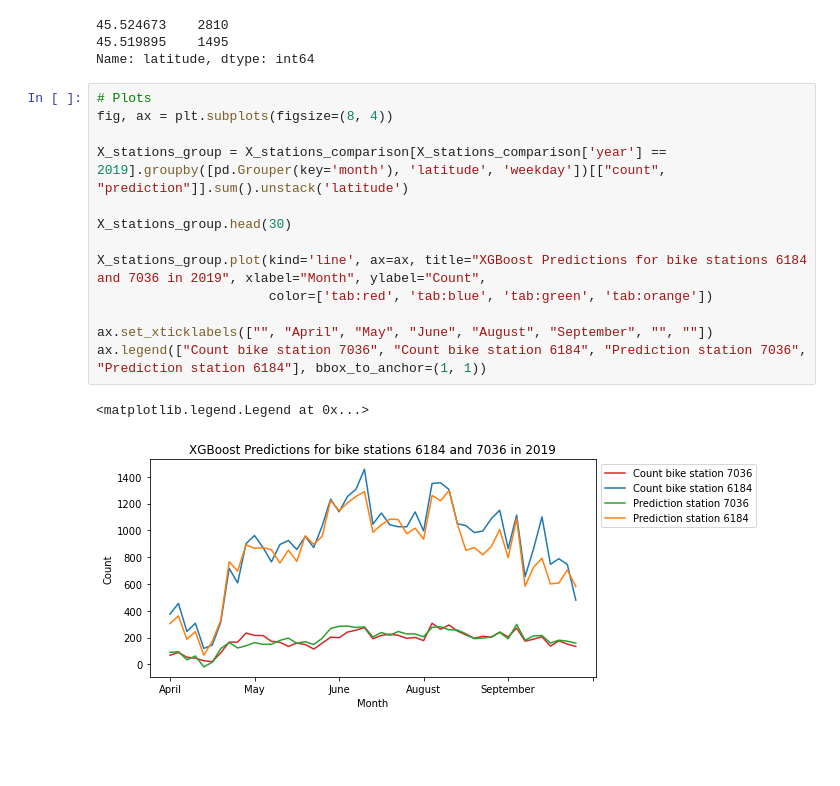
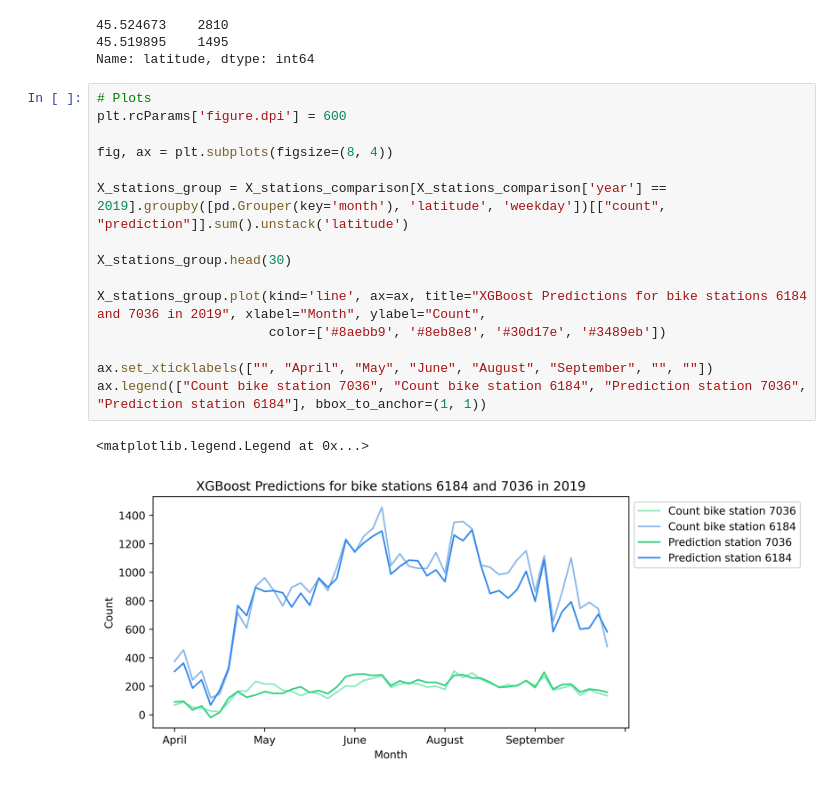
Before and after one commit to Mantoni9/data_mining_bixi_project, a Jupyter notebook: xgb station plot.ipynb, the cells around one changed output. Cells and saved outputs as stored; diff of their text form; blank space fills up the shorter version.

```diff
--- a/xgb station plot.ipynb
+++ b/xgb station plot.ipynb
@@ -241,17 +268,19 @@ X_stations_comparison["latitude"].value_counts()
 Name: latitude, dtype: int64
 # %%
 # Plots
+plt.rcParams['figure.dpi'] = 600
+
 fig, ax = plt.subplots(figsize=(8, 4))
 
 X_stations_group = X_stations_comparison[X_stations_comparison['year'] == 2019].groupby([pd.Grouper(key='month'), 'latitude', 'weekday'])[["count", "prediction"]].sum().unstack('latitude')
 
 X_stations_group.head(30)
 
 X_stations_group.plot(kind='line', ax=ax, title="XGBoost Predictions for bike stations 6184 and 7036 in 2019", xlabel="Month", ylabel="Count",
-                      color=['tab:red', 'tab:blue', 'tab:green', 'tab:orange'])
+                      color=['#8aebb9', '#8eb8e8', '#30d17e', '#3489eb'])
 
 ax.set_xticklabels(["", "April", "May", "June", "August", "September", "", ""])
 ax.legend(["Count bike station 7036", "Count bike station 6184", "Prediction station 7036", "Prediction station 6184"], bbox_to_anchor=(1, 1))
 # %% [output]
 <matplotlib.legend.Legend at 0x...>
-[figure, old version]
+[figure, new version]
```
Also changed, not shown: parts of 2 cells of this notebook, 3 other files.
